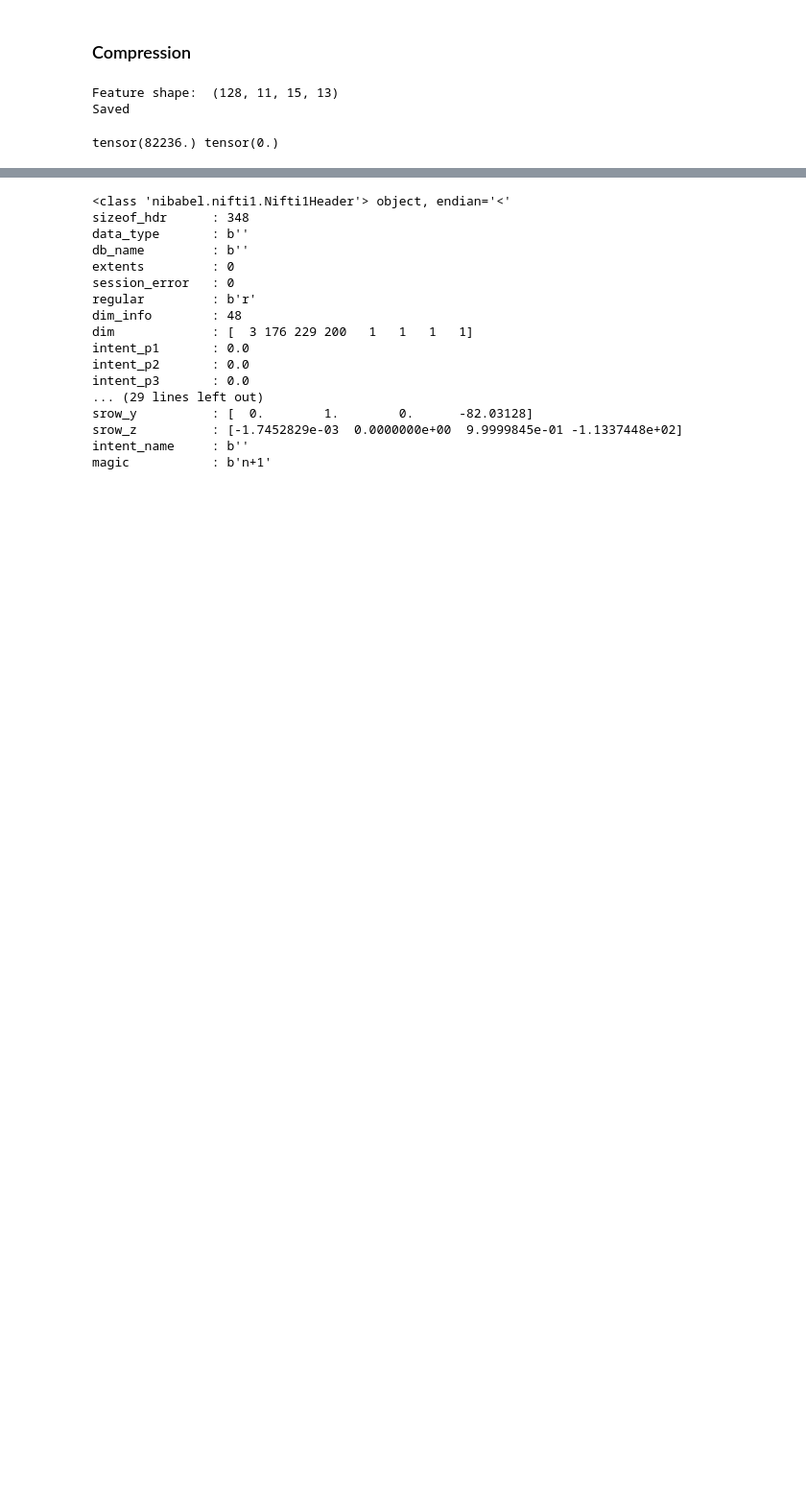
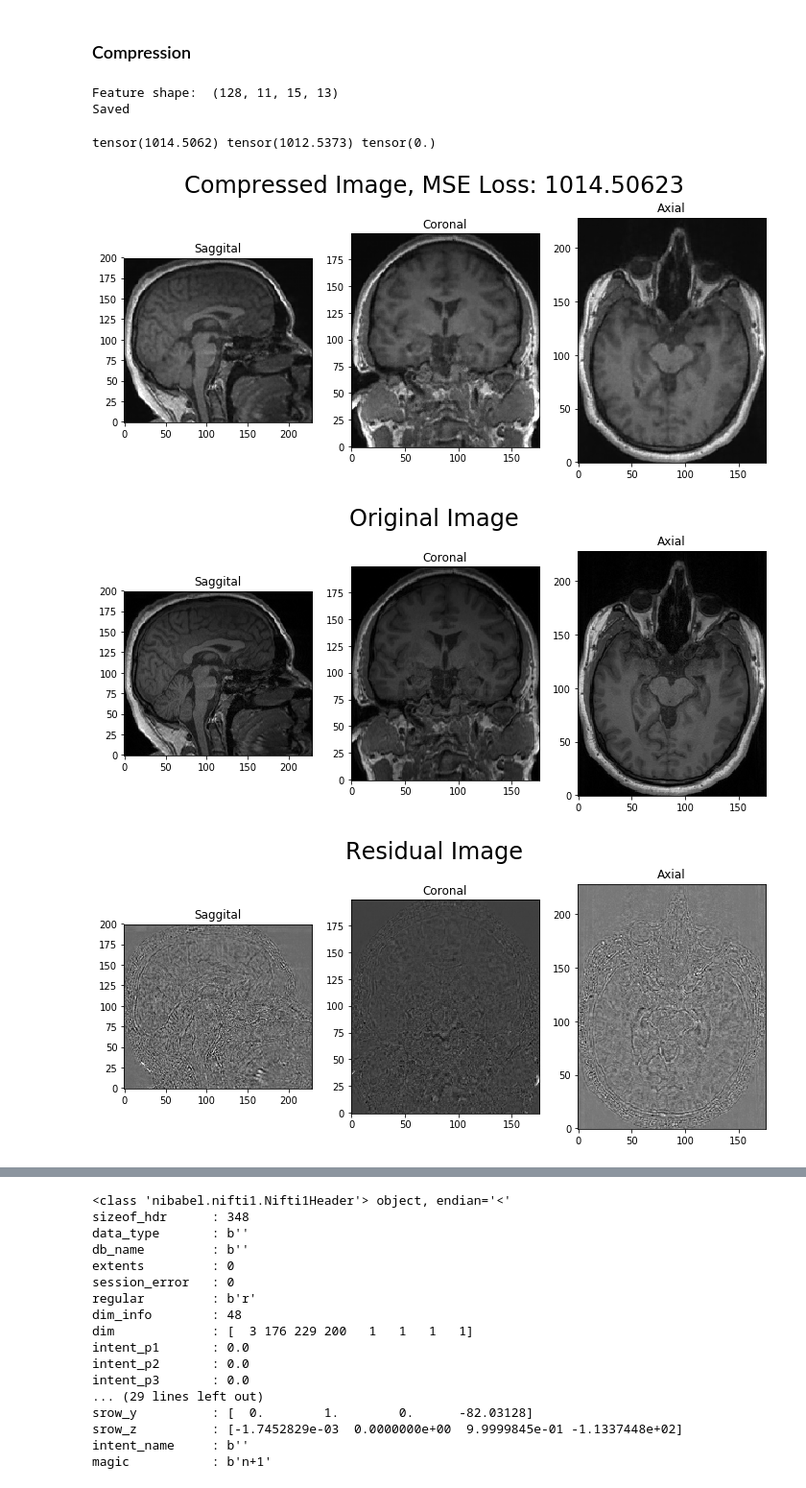
Before and after one commit to torayeff/DeepMRI, a Jupyter notebook: Compression/Check_compression.ipynb, the cells around one changed output, grey strips where cells are left out. Shown at 96% size. Cells and saved outputs as stored; diff of their text form; code cells hidden in the pictures; blank space fills up the shorter version.

```diff
--- a/Compression/Check_compression.ipynb
+++ b/Compression/Check_compression.ipynb
@@ -121,11 +122,11 @@ decoder = ConvDecoder(out_channels=1)
 decoder.to(device)
 decoder.eval()
 
-# epoch = 1000
-# encoder_path = 'Compression/models/encoder_epoch_' + str(epoch)
-# decoder_path = 'Compression/models/decoder_epoch_' + str(epoch)
-# encoder.load_state_dict(torch.load(encoder_path))
-# decoder.load_state_dict(torch.load(decoder_path))
+epoch = 3000
+encoder_path = 'Compression/models/new_encoder_epoch_' + str(epoch)
+decoder_path = 'Compression/models/new_decoder_epoch_' + str(epoch)
+encoder.load_state_dict(torch.load(encoder_path))
+decoder.load_state_dict(torch.load(decoder_path))
 
 with torch.no_grad():
     # encoe
@@ -154,7 +155,7 @@ with torch.no_grad():
     residual = img_data - recons
 
     # convert to int
-    residual = residual.astype('float32')
+    residual = residual.astype('int16')
 
     feature = feature.detach().squeeze().cpu().numpy()
     print("Feature shape: ", feature.shape)
@@ -163,18 +164,46 @@ with torch.no_grad():
     np.savez_compressed("Compression/outputs/feature", feature)
     # save residual
     np.savez_compressed("Compression/outputs/residual", residual)
+    # save affine
+    np.savez_compressed("Compression/outputs/affine", img.affine)
+    # save header
+    with open("Compression/outputs/header", "wb") as f:
+        pickle.dump(img.header, f)
 
     print("Saved")
 # %% [output]
 Feature shape:  (128, 11, 15, 13)
 Saved
 # %%
+mse_loss = criterion(torch.tensor(img_data).float(), (out*std + mu).detach().squeeze().cpu())
 loss1 = criterion(torch.tensor(img_data).float(), torch.tensor(recons).float())
 loss2 = criterion(torch.tensor(img_data).float(),
                   torch.tensor(recons).float() + torch.tensor(residual.astype('float32')).float())
-print(loss1, loss2)
+print(mse_loss, loss1, loss2)
 # %% [output]
-tensor(82236.) tensor(0.)
+tensor(1014.5062) tensor(1012.5373) tensor(0.)
+# %%
+utils.show_slices([
+        out[0, 0, x_coord, :, :].cpu().numpy(),
+        out[0, 0, :, y_coord, :].cpu().numpy(),
+        out[0, 0, :, :, z_coord].cpu().numpy(),
+    ], figsize=(10, 5), suptitle="Compressed Image, MSE Loss: {:.5f}".format(mse_loss.item()))
+
+utils.show_slices([
+        img_data[x_coord, :, :],
+        img_data[:, y_coord, :],
+        img_data[:, :, z_coord],
+    ], figsize=(10, 5), suptitle="Original Image")
+
+utils.show_slices([
+    residual[x_coord, :, :],
+    residual[:, y_coord, :],
+    residual[:, :, z_coord],
+], figsize=(10, 5), suptitle="Residual Image")
+# %% [output]
+[figure, added]
+[figure, added]
+[figure, added]
 # %%
 np.min(residual), np.max(residual)
 # %% [output]
```
Also changed, not shown: parts of 3 cells of this notebook, 3 other files.
